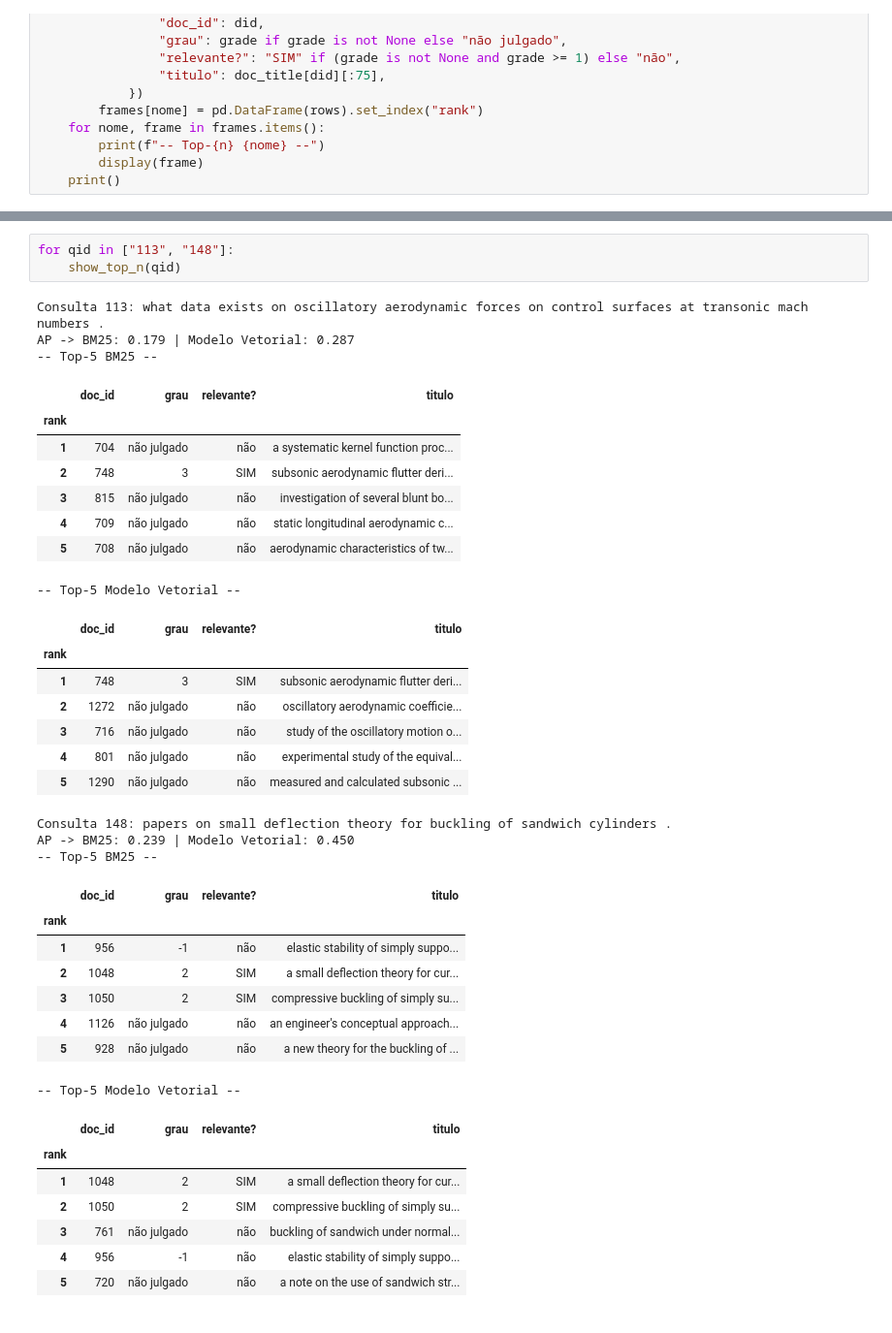
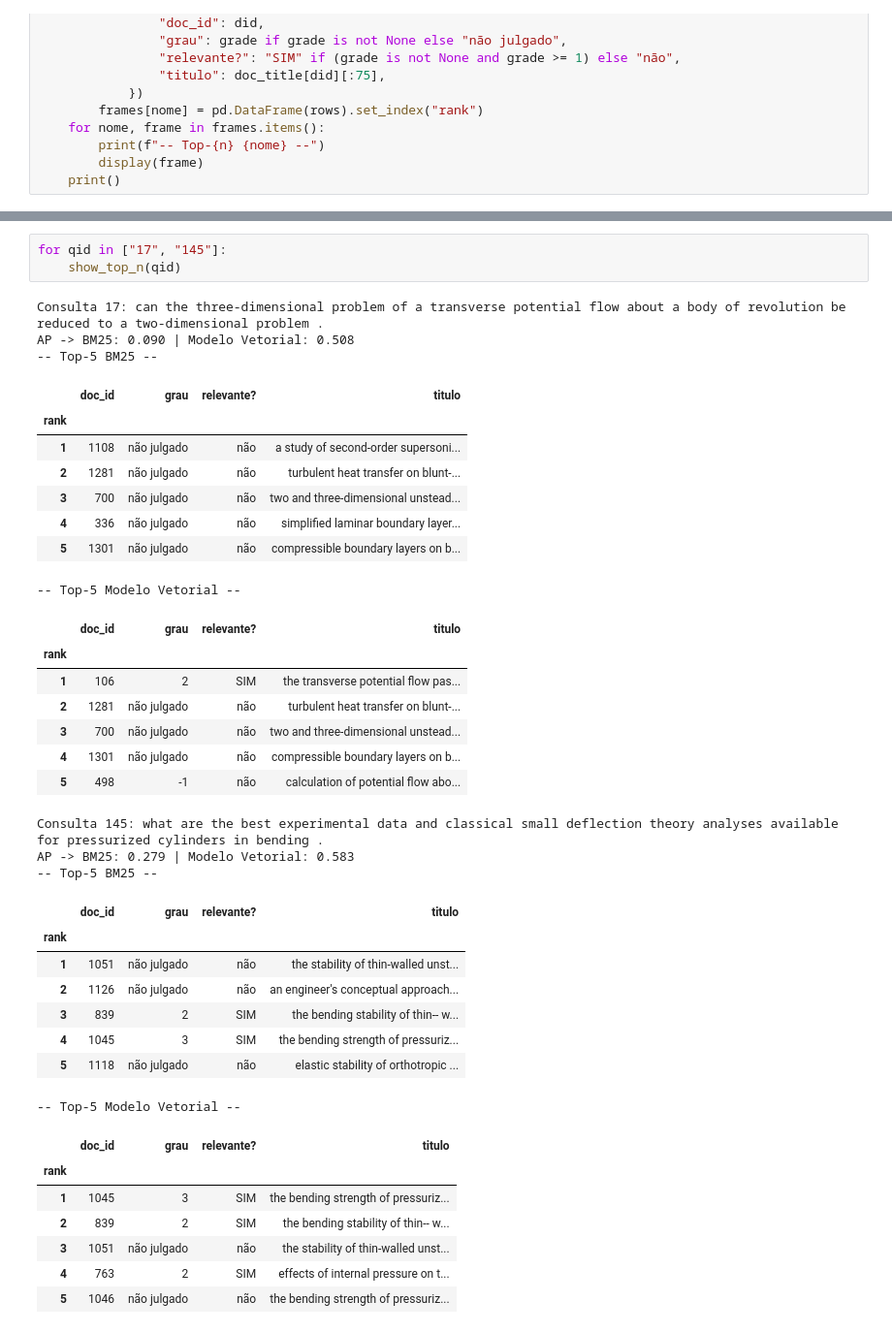
Before and after one commit to amandabzcosta/cranfield-info-retrieval, a Jupyter notebook: notebooks/06_analise_por_consulta.ipynb, the cells around one changed output, grey strips where cells are left out. Shown at 97% size. Drawn from its saved outputs; the diff is of its cells as text.

```diff
--- a/notebooks/06_analise_por_consulta.ipynb
+++ b/notebooks/06_analise_por_consulta.ipynb
@@ -145,43 +147,43 @@ corrugados.
 # %%
-for qid in ["113", "148"]:
+for qid in ["17", "145"]:
     show_top_n(qid)
 # %% [output]
-Consulta 113: what data exists on oscillatory aerodynamic forces on control surfaces at transonic mach numbers .
-AP -> BM25: 0.179 | Modelo Vetorial: 0.287
+Consulta 17: can the three-dimensional problem of a transverse potential flow about a body of revolution be reduced to a two-dimensional problem .
+AP -> BM25: 0.090 | Modelo Vetorial: 0.508
 -- Top-5 BM25 --
 |  | doc_id | grau | relevante? | titulo |
 | rank |  |  |  |  |
-| 1 | 704 | não julgado | não | a systematic kernel function proc... |
-| 2 | 748 | 3 | SIM | subsonic aerodynamic flutter deri... |
-| 3 | 815 | não julgado | não | investigation of several blunt bo... |
-| 4 | 709 | não julgado | não | static longitudinal aerodynamic c... |
-| 5 | 708 | não julgado | não | aerodynamic characteristics of tw... |
+| 1 | 1108 | não julgado | não | a study of second-order supersoni... |
+| 2 | 1281 | não julgado | não | turbulent heat transfer on blunt-... |
+| 3 | 700 | não julgado | não | two and three-dimensional unstead... |
+| 4 | 336 | não julgado | não | simplified laminar boundary layer... |
+| 5 | 1301 | não julgado | não | compressible boundary layers on b... |
 -- Top-5 Modelo Vetorial --
 |  | doc_id | grau | relevante? | titulo |
 | rank |  |  |  |  |
-| 1 | 748 | 3 | SIM | subsonic aerodynamic flutter deri... |
-| 2 | 1272 | não julgado | não | oscillatory aerodynamic coefficie... |
-| 3 | 716 | não julgado | não | study of the oscillatory motion o... |
-| 4 | 801 | não julgado | não | experimental study of the equival... |
-| 5 | 1290 | não julgado | não | measured and calculated subsonic ... |
+| 1 | 106 | 2 | SIM | the transverse potential flow pas... |
+| 2 | 1281 | não julgado | não | turbulent heat transfer on blunt-... |
+| 3 | 700 | não julgado | não | two and three-dimensional unstead... |
+| 4 | 1301 | não julgado | não | compressible boundary layers on b... |
+| 5 | 498 | -1 | não | calculation of potential flow abo... |
-Consulta 148: papers on small deflection theory for buckling of sandwich cylinders .
-AP -> BM25: 0.239 | Modelo Vetorial: 0.450
+Consulta 145: what are the best experimental data and classical small deflection theory analyses available for pressurized cylinders in bending .
+AP -> BM25: 0.279 | Modelo Vetorial: 0.583
 -- Top-5 BM25 --
 |  | doc_id | grau | relevante? | titulo |
 | rank |  |  |  |  |
-| 1 | 956 | -1 | não | elastic stability of simply suppo... |
-| 2 | 1048 | 2 | SIM | a small deflection theory for cur... |
-| 3 | 1050 | 2 | SIM | compressive buckling of simply su... |
-| 4 | 1126 | não julgado | não | an engineer's conceptual approach... |
-| 5 | 928 | não julgado | não | a new theory for the buckling of ... |
+| 1 | 1051 | não julgado | não | the stability of thin-walled unst... |
+| 2 | 1126 | não julgado | não | an engineer's conceptual approach... |
+| 3 | 839 | 2 | SIM | the bending stability of thin-- w... |
+| 4 | 1045 | 3 | SIM | the bending strength of pressuriz... |
+| 5 | 1118 | não julgado | não | elastic stability of orthotropic ... |
 -- Top-5 Modelo Vetorial --
 |  | doc_id | grau | relevante? | titulo |
 | rank |  |  |  |  |
-| 1 | 1048 | 2 | SIM | a small deflection theory for cur... |
-| 2 | 1050 | 2 | SIM | compressive buckling of simply su... |
-| 3 | 761 | não julgado | não | buckling of sandwich under normal... |
-| 4 | 956 | -1 | não | elastic stability of simply suppo... |
-| 5 | 720 | não julgado | não | a note on the use of sandwich str... |
+| 1 | 1045 | 3 | SIM | the bending strength of pressuriz... |
+| 2 | 839 | 2 | SIM | the bending stability of thin-- w... |
+| 3 | 1051 | não julgado | não | the stability of thin-walled unst... |
+| 4 | 763 | 2 | SIM | effects of internal pressure on t... |
+| 5 | 1046 | não julgado | não | the bending strength of pressuriz... |
 # %% [markdown]
 ## 3) Consultas em que ambos os modelos falham
 
```
Also changed, not shown: parts of 5 cells of this notebook, 15 other files.
